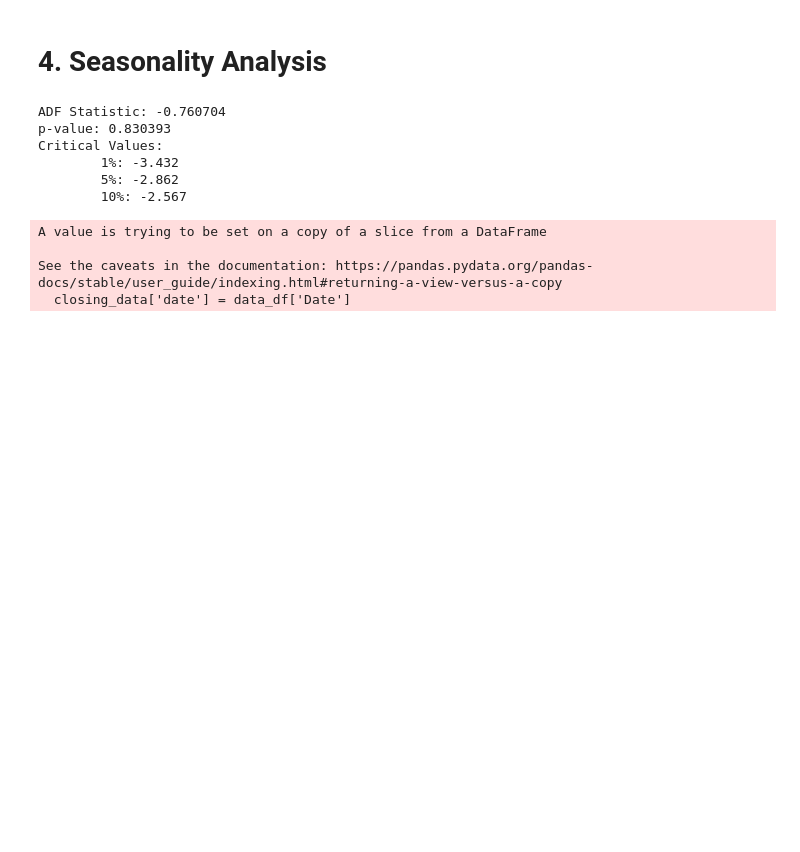
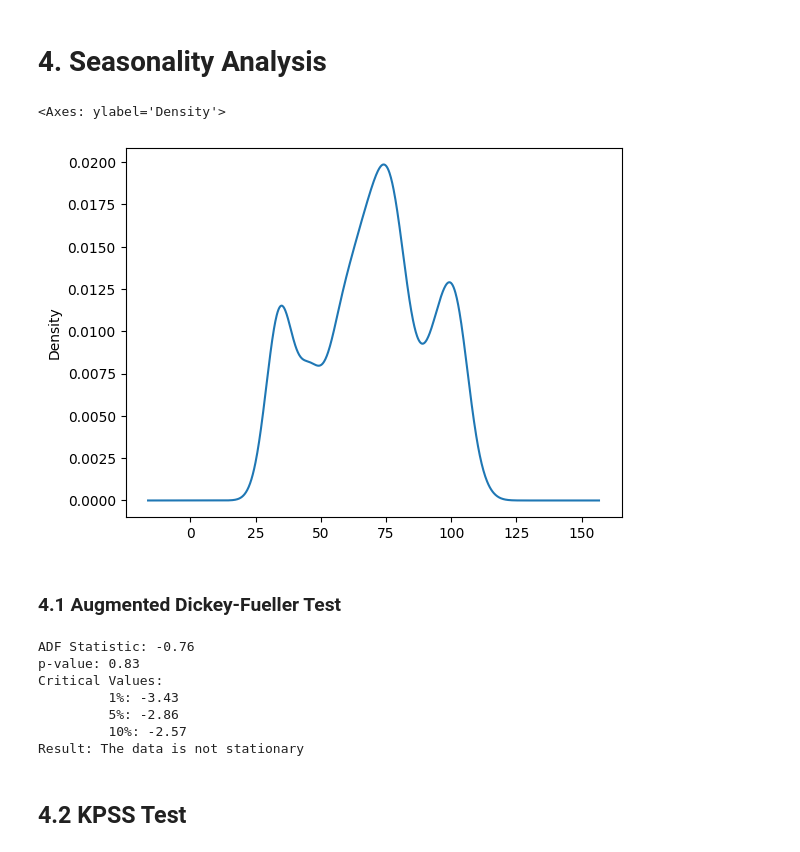
Before and after one commit to wafiakmal/daml-stockprice, a Jupyter notebook: load_data_dev.ipynb, the cells around one changed output. Drawn from its saved outputs; the diff is of its cells as text; code cells hidden in the pictures; blank space fills up the shorter version.

Commit message:
test connection

```diff
--- a/load_data_dev.ipynb
+++ b/load_data_dev.ipynb
@@ -156,21 +226,34 @@ volume_data = data_df['Volume']
+# %%
+# Checking data distribution
+closing_data = data_df['Close']
+closing_data.plot(kind='kde')
+# %% [output]
+<Axes: ylabel='Density'>
+[figure, added]
+# %% [markdown]
+### 4.1 Augmented Dickey-Fueller Test
 # %%
-result = adfuller(closing_data)
-print('ADF Statistic: %f' % result[0])
-print('p-value: %f' % result[1])
-print('Critical Values:')
-for key, value in result[4].items():
-    print('\t%s: %.3f' % (key, value))
+# import statsmodels libraries and dependencies
+from statsmodels.tsa.seasonal import seasonal_decompose
+from statsmodels.tsa.stattools import adfuller
+
+def adf_test(data):
+    result = adfuller(data)
+    print(f'ADF Statistic: {result[0]:.2f}')
+    print(f'p-value: {result[1]:.2f}')
+    print(f'Critical Values:')
+    for key, value in result[4].items():
+        print(f'\t {key}: {value:.2f}')
+    print(f'Result: The data is {"not " if result[1] > 0.05 else ""}stationary')
+
+adf_test(closing_data)
 # %% [output]
-ADF Statistic: -0.760704
-p-value: 0.830393
+ADF Statistic: -0.76
+p-value: 0.83
 Critical Values:
-        1%: -3.432
-        5%: -2.862
-        10%: -2.567
+         1%: -3.43
+         5%: -2.86
+         10%: -2.57
+Result: The data is not stationary
-# %%
-closing_data['date'] = data_df['Date']
-# %% [output]
-A value is trying to be set on a copy of a slice from a DataFrame
-
-See the caveats in the documentation: https://pandas.pydata.org/pandas-docs/stable/user_guide/indexing.html#returning-a-view-versus-a-copy
-  closing_data['date'] = data_df['Date']
+# %% [markdown]
+## 4.2 KPSS Test
```
Also changed, not shown: parts of 39 cells of this notebook, 7 other files.
